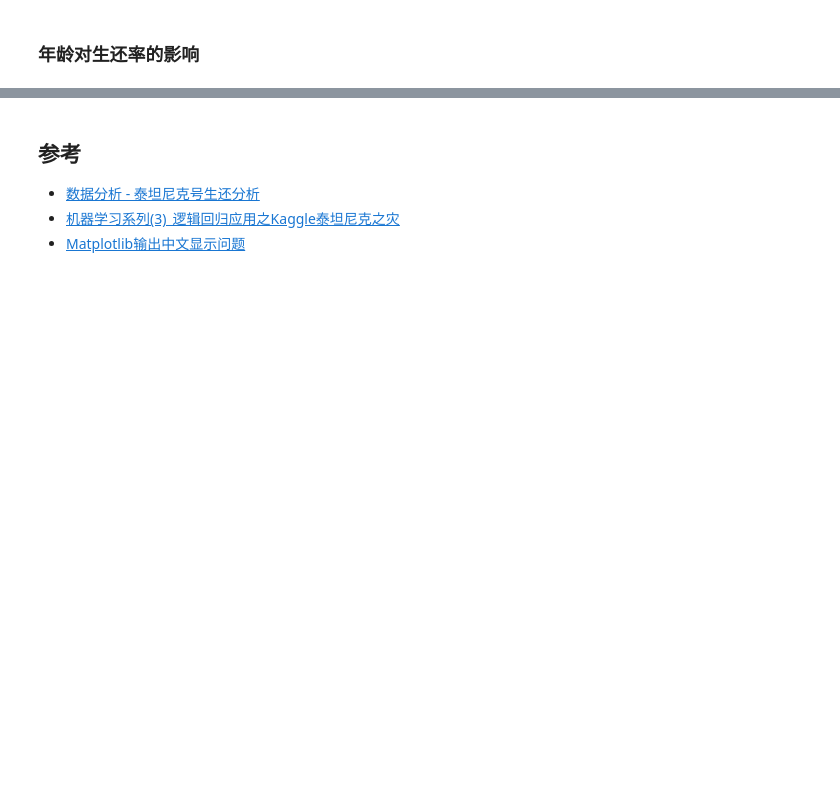
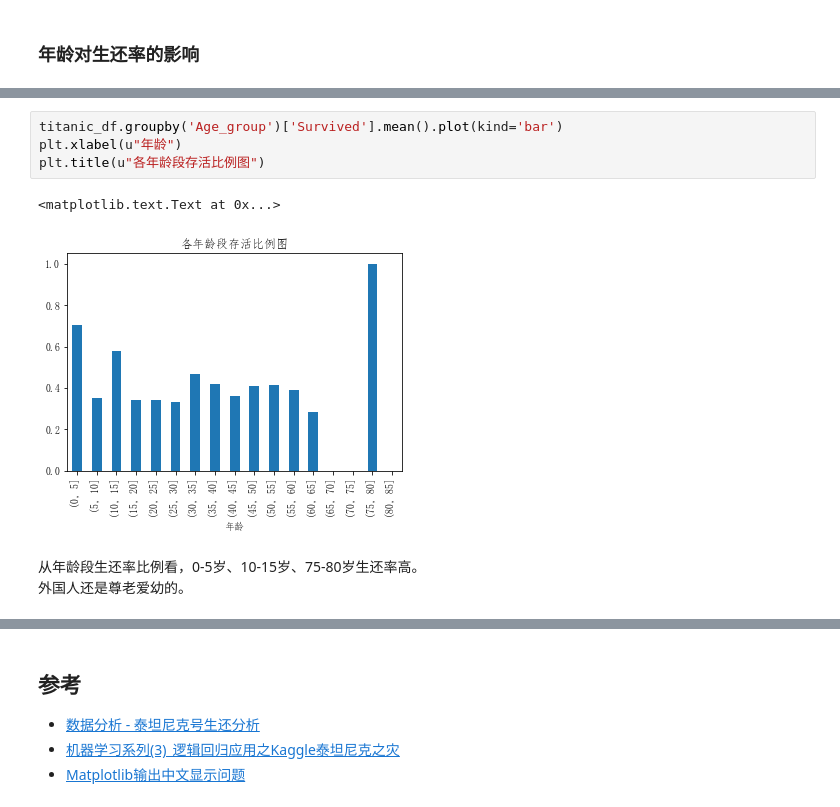
Before and after one commit to duochirou/p2_titanic, a Jupyter notebook: titanic.ipynb, the cells around one changed output, grey strips where cells are left out. Saved outputs shown, nothing was run; the diff lists cells and outputs as text; blank space fills up the shorter version.

```diff
--- a/titanic.ipynb
+++ b/titanic.ipynb
@@ -199,0 +239,10 @@ plt.legend((u'存活', u'死亡'),loc='best')
+# %%
+titanic_df.groupby('Age_group')['Survived'].mean().plot(kind='bar')
+plt.xlabel(u"年龄")
+plt.title(u"各年龄段存活比例图")
+# %% [output]
+<matplotlib.text.Text at 0x...>
+[figure, added]
+# %% [markdown]
+从年龄段生还率比例看，0-5岁、10-15岁、75-80岁生还率高。<br/>
+外国人还是尊老爱幼的。
```
Also changed, not shown: parts of 20 cells of this notebook.
